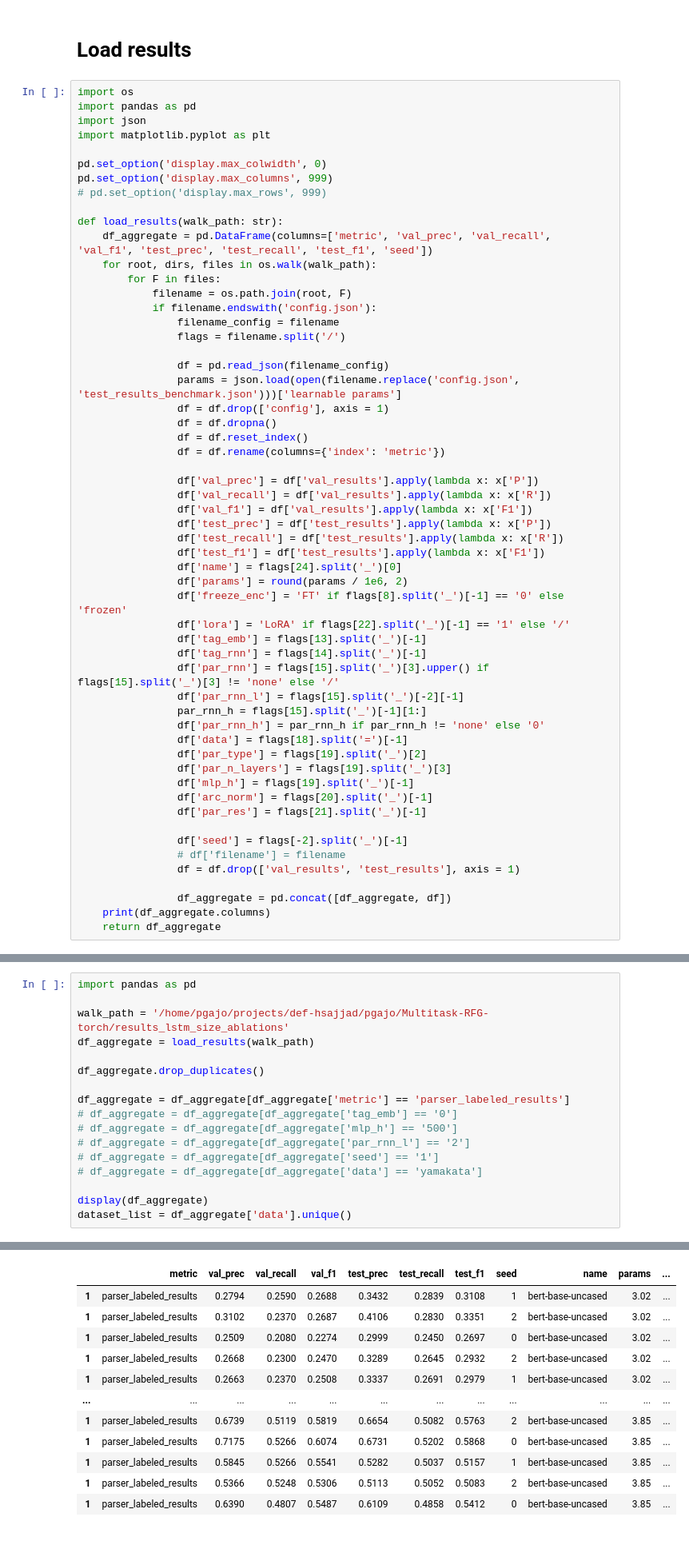
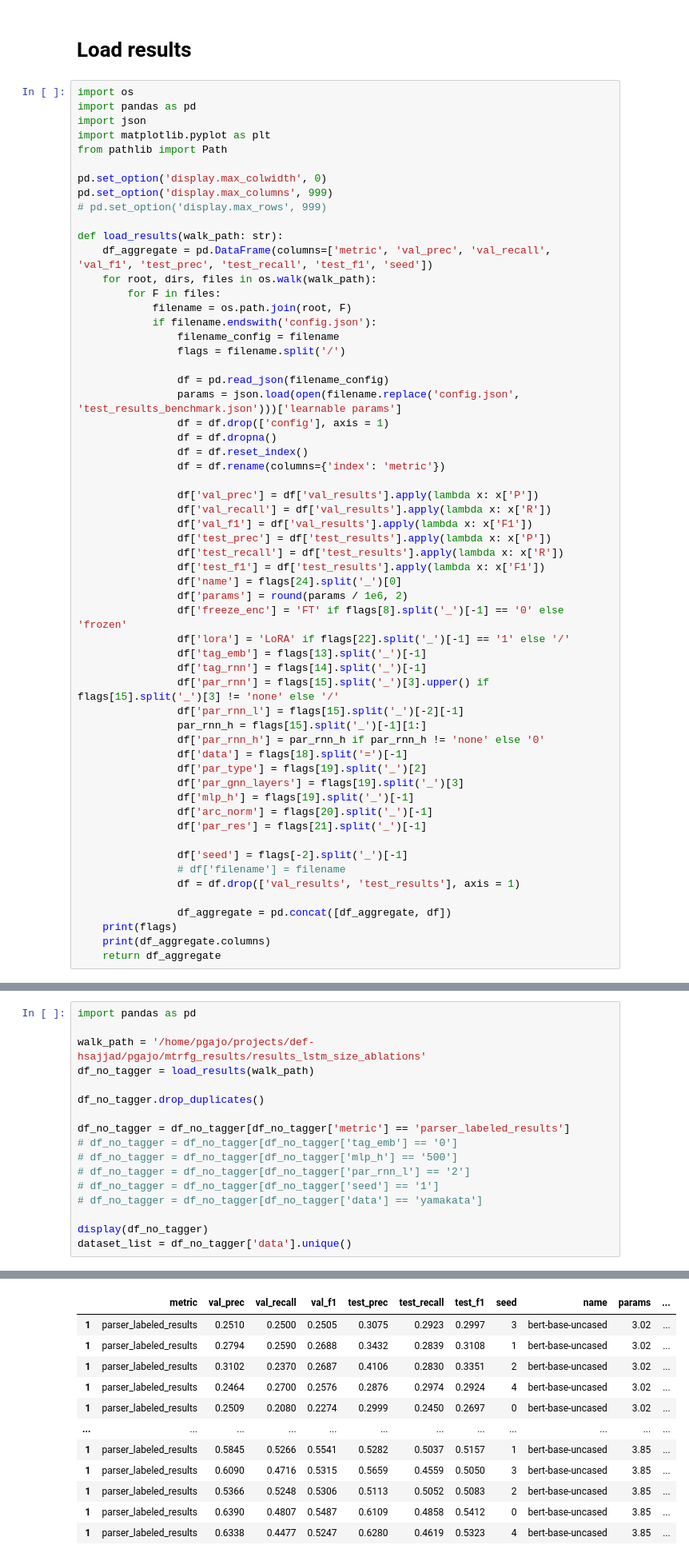
Before and after one commit to paolo-gajo/EfficientSDP, a Jupyter notebook: paper/gather_results.ipynb, the cells around one changed output, grey strips where cells are left out. Shown at 80% size. Cells and saved outputs as stored; diff of their text form.

```diff
--- a/paper/gather_results.ipynb
+++ b/paper/gather_results.ipynb
@@ -5,6 +5,7 @@ import os
 import pandas as pd
 import json
 import matplotlib.pyplot as plt
+from pathlib import Path
 
 pd.set_option('display.max_colwidth', 0)
 pd.set_option('display.max_columns', 999)
@@ -44,7 +45,7 @@ def load_results(walk_path: str):
                 df['par_rnn_h'] = par_rnn_h if par_rnn_h != 'none' else '0'
                 df['data'] = flags[18].split('=')[-1]
                 df['par_type'] = flags[19].split('_')[2]
-                df['par_n_layers'] = flags[19].split('_')[3]
+                df['par_gnn_layers'] = flags[19].split('_')[3]
                 df['mlp_h'] = flags[19].split('_')[-1]
                 df['arc_norm'] = flags[20].split('_')[-1]
                 df['par_res'] = flags[21].split('_')[-1]
@@ -54,6 +55,7 @@ def load_results(walk_path: str):
                 df = df.drop(['val_results', 'test_results'], axis = 1)
 
                 df_aggregate = pd.concat([df_aggregate, df])
+    print(flags)
     print(df_aggregate.columns)
     return df_aggregate
 # %% [markdown]
@@ -61,18 +63,18 @@ def load_results(walk_path: str):
 # %%
 import pandas as pd
 
-walk_path = '/home/pgajo/projects/def-hsajjad/pgajo/Multitask-RFG-torch/results_lstm_size_ablations'
-df_aggregate = load_results(walk_path)
+walk_path = '/home/pgajo/projects/def-hsajjad/pgajo/mtrfg_results/results_lstm_size_ablations'
+df_no_tagger = load_results(walk_path)
 
-df_aggregate.drop_duplicates()
+df_no_tagger.drop_duplicates()
 
-df_aggregate = df_aggregate[df_aggregate['metric'] == 'parser_labeled_results']
-# df_aggregate = df_aggregate[df_aggregate['tag_emb'] == '0']
-# df_aggregate = df_aggregate[df_aggregate['mlp_h'] == '500']
-# df_aggregate = df_aggregate[df_aggregate['par_rnn_l'] == '2']
-# df_aggregate = df_aggregate[df_aggregate['seed'] == '1']
-# df_aggregate = df_aggregate[df_aggregate['data'] == 'yamakata']
+df_no_tagger = df_no_tagger[df_no_tagger['metric'] == 'parser_labeled_results']
+# df_no_tagger = df_no_tagger[df_no_tagger['tag_emb'] == '0']
+# df_no_tagger = df_no_tagger[df_no_tagger['mlp_h'] == '500']
+# df_no_tagger = df_no_tagger[df_no_tagger['par_rnn_l'] == '2']
+# df_no_tagger = df_no_tagger[df_no_tagger['seed'] == '1']
+# df_no_tagger = df_no_tagger[df_no_tagger['data'] == 'yamakata']
 
-display(df_aggregate)
-dataset_list = df_aggregate['data'].unique()
+display(df_no_tagger)
+dataset_list = df_no_tagger['data'].unique()
 # %% [output]
@@ -83,13 +86,13 @@ Index(['metric', 'val_prec', 'val_recall', 'val_f1', 'test_prec',
       dtype='object')
 |  | metric | val_prec | val_recall | val_f1 | test_prec | test_recall | test_f1 | seed | name | params | ... |
+| 1 | parser_labeled_results | 0.2510 | 0.2500 | 0.2505 | 0.3075 | 0.2923 | 0.2997 | 3 | bert-base-uncased | 3.02 | ... |
 | 1 | parser_labeled_results | 0.2794 | 0.2590 | 0.2688 | 0.3432 | 0.2839 | 0.3108 | 1 | bert-base-uncased | 3.02 | ... |
 | 1 | parser_labeled_results | 0.3102 | 0.2370 | 0.2687 | 0.4106 | 0.2830 | 0.3351 | 2 | bert-base-uncased | 3.02 | ... |
+| 1 | parser_labeled_results | 0.2464 | 0.2700 | 0.2576 | 0.2876 | 0.2974 | 0.2924 | 4 | bert-base-uncased | 3.02 | ... |
 | 1 | parser_labeled_results | 0.2509 | 0.2080 | 0.2274 | 0.2999 | 0.2450 | 0.2697 | 0 | bert-base-uncased | 3.02 | ... |
-| 1 | parser_labeled_results | 0.2668 | 0.2300 | 0.2470 | 0.3289 | 0.2645 | 0.2932 | 2 | bert-base-uncased | 3.02 | ... |
-| 1 | parser_labeled_results | 0.2663 | 0.2370 | 0.2508 | 0.3337 | 0.2691 | 0.2979 | 1 | bert-base-uncased | 3.02 | ... |
 | ... | ... | ... | ... | ... | ... | ... | ... | ... | ... | ... | ... |
-| 1 | parser_labeled_results | 0.6739 | 0.5119 | 0.5819 | 0.6654 | 0.5082 | 0.5763 | 2 | bert-base-uncased | 3.85 | ... |
-| 1 | parser_labeled_results | 0.7175 | 0.5266 | 0.6074 | 0.6731 | 0.5202 | 0.5868 | 0 | bert-base-uncased | 3.85 | ... |
 | 1 | parser_labeled_results | 0.5845 | 0.5266 | 0.5541 | 0.5282 | 0.5037 | 0.5157 | 1 | bert-base-uncased | 3.85 | ... |
+| 1 | parser_labeled_results | 0.6090 | 0.4716 | 0.5315 | 0.5659 | 0.4559 | 0.5050 | 3 | bert-base-uncased | 3.85 | ... |
 | 1 | parser_labeled_results | 0.5366 | 0.5248 | 0.5306 | 0.5113 | 0.5052 | 0.5083 | 2 | bert-base-uncased | 3.85 | ... |
 | 1 | parser_labeled_results | 0.6390 | 0.4807 | 0.5487 | 0.6109 | 0.4858 | 0.5412 | 0 | bert-base-uncased | 3.85 | ... |
+| 1 | parser_labeled_results | 0.6338 | 0.4477 | 0.5247 | 0.6280 | 0.4619 | 0.5323 | 4 | bert-base-uncased | 3.85 | ... |
```
Also changed, not shown: parts of 17 cells of this notebook, 11 other files.
